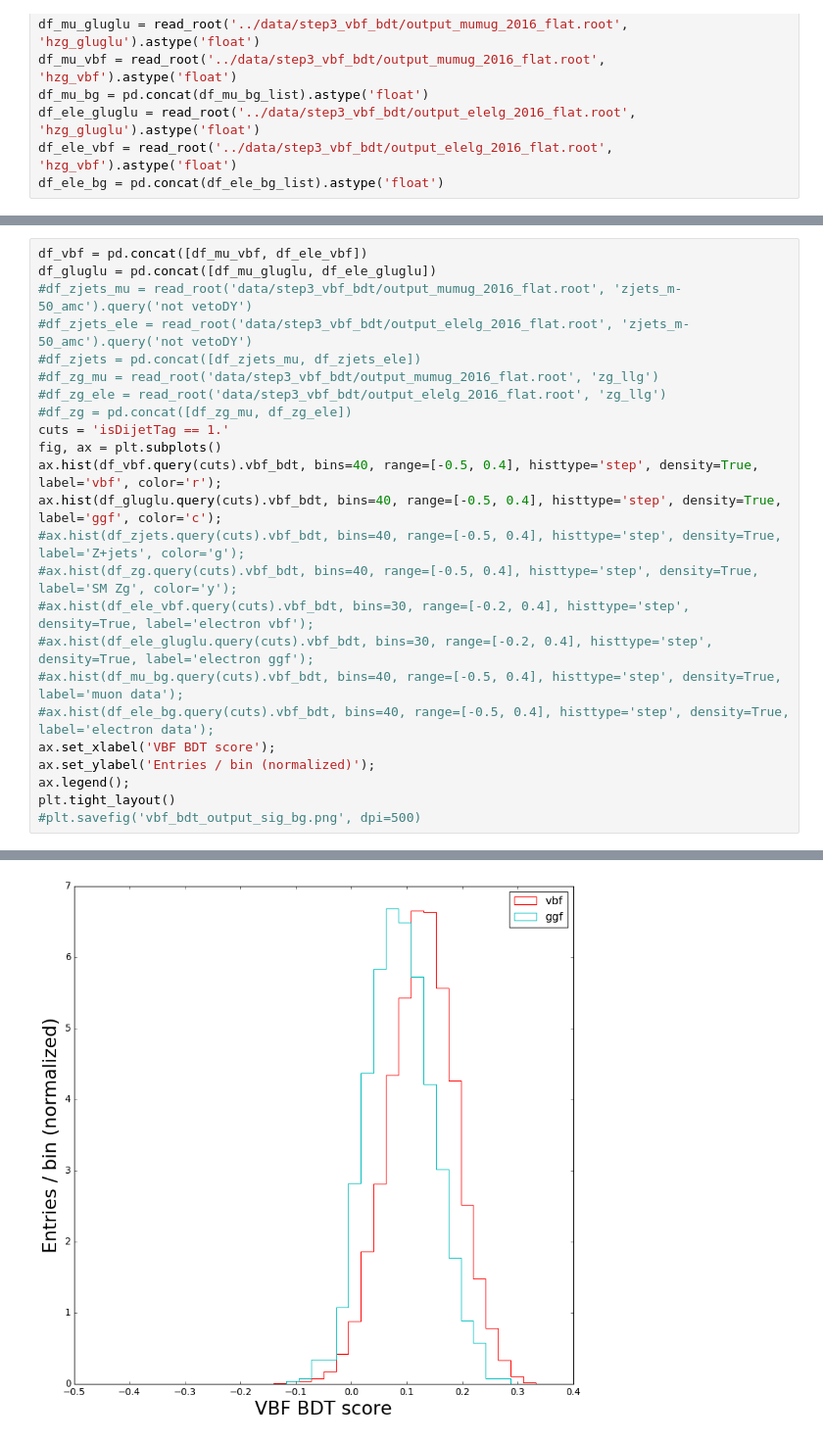
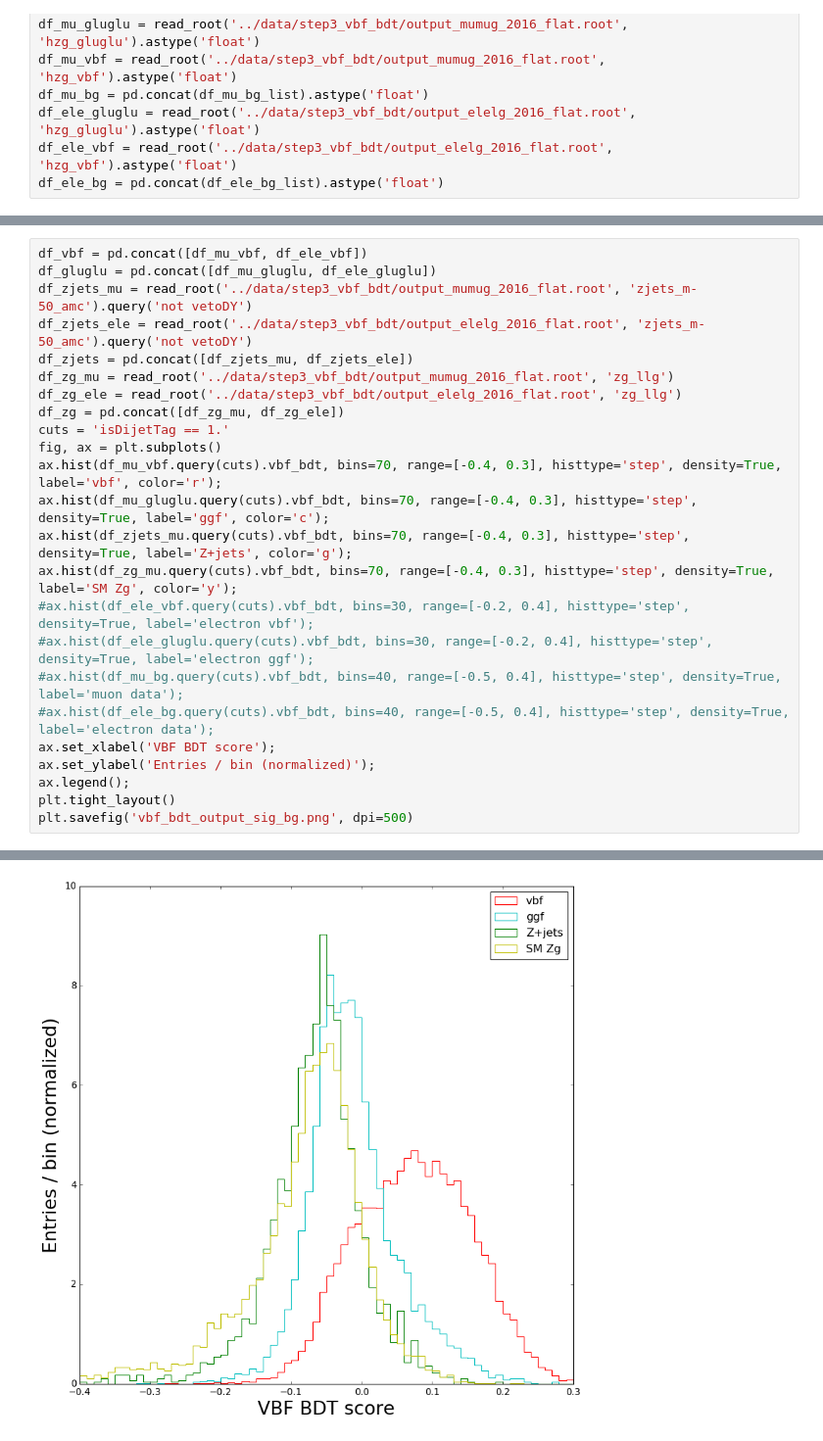
Before and after one commit to jbueghly/hzg_analysis, a Jupyter notebook: notebooks/plot_bdt_outputs.ipynb, the cells around one changed output, grey strips where cells are left out. Shown at 98% size. Cells and saved outputs as stored; diff of their text form.

```diff
--- a/notebooks/plot_bdt_outputs.ipynb
+++ b/notebooks/plot_bdt_outputs.ipynb
@@ -55,18 +50,18 @@ NameError: name 'df_mu_sig' is not defined
 # %%
 df_vbf = pd.concat([df_mu_vbf, df_ele_vbf])
 df_gluglu = pd.concat([df_mu_gluglu, df_ele_gluglu])
-#df_zjets_mu = read_root('data/step3_vbf_bdt/output_mumug_2016_flat.root', 'zjets_m-50_amc').query('not vetoDY')
-#df_zjets_ele = read_root('data/step3_vbf_bdt/output_elelg_2016_flat.root', 'zjets_m-50_amc').query('not vetoDY')
-#df_zjets = pd.concat([df_zjets_mu, df_zjets_ele])
-#df_zg_mu = read_root('data/step3_vbf_bdt/output_mumug_2016_flat.root', 'zg_llg')
-#df_zg_ele = read_root('data/step3_vbf_bdt/output_elelg_2016_flat.root', 'zg_llg')
-#df_zg = pd.concat([df_zg_mu, df_zg_ele])
+df_zjets_mu = read_root('../data/step3_vbf_bdt/output_mumug_2016_flat.root', 'zjets_m-50_amc').query('not vetoDY')
+df_zjets_ele = read_root('../data/step3_vbf_bdt/output_elelg_2016_flat.root', 'zjets_m-50_amc').query('not vetoDY')
+df_zjets = pd.concat([df_zjets_mu, df_zjets_ele])
+df_zg_mu = read_root('../data/step3_vbf_bdt/output_mumug_2016_flat.root', 'zg_llg')
+df_zg_ele = read_root('../data/step3_vbf_bdt/output_elelg_2016_flat.root', 'zg_llg')
+df_zg = pd.concat([df_zg_mu, df_zg_ele])
 cuts = 'isDijetTag == 1.'
 fig, ax = plt.subplots()
-ax.hist(df_vbf.query(cuts).vbf_bdt, bins=40, range=[-0.5, 0.4], histtype='step', density=True, label='vbf', color='r');
-ax.hist(df_gluglu.query(cuts).vbf_bdt, bins=40, range=[-0.5, 0.4], histtype='step', density=True, label='ggf', color='c');
-#ax.hist(df_zjets.query(cuts).vbf_bdt, bins=40, range=[-0.5, 0.4], histtype='step', density=True, label='Z+jets', color='g');
-#ax.hist(df_zg.query(cuts).vbf_bdt, bins=40, range=[-0.5, 0.4], histtype='step', density=True, label='SM Zg', color='y');
+ax.hist(df_mu_vbf.query(cuts).vbf_bdt, bins=70, range=[-0.4, 0.3], histtype='step', density=True, label='vbf', color='r');
+ax.hist(df_mu_gluglu.query(cuts).vbf_bdt, bins=70, range=[-0.4, 0.3], histtype='step', density=True, label='ggf', color='c');
+ax.hist(df_zjets_mu.query(cuts).vbf_bdt, bins=70, range=[-0.4, 0.3], histtype='step', density=True, label='Z+jets', color='g');
+ax.hist(df_zg_mu.query(cuts).vbf_bdt, bins=70, range=[-0.4, 0.3], histtype='step', density=True, label='SM Zg', color='y');
 #ax.hist(df_ele_vbf.query(cuts).vbf_bdt, bins=30, range=[-0.2, 0.4], histtype='step', density=True, label='electron vbf');
 #ax.hist(df_ele_gluglu.query(cuts).vbf_bdt, bins=30, range=[-0.2, 0.4], histtype='step', density=True, label='electron ggf');
 #ax.hist(df_mu_bg.query(cuts).vbf_bdt, bins=40, range=[-0.5, 0.4], histtype='step', density=True, label='muon data');
@@ -75,5 +70,5 @@ ax.set_xlabel('VBF BDT score');
 ax.set_ylabel('Entries / bin (normalized)');
 ax.legend();
 plt.tight_layout()
-#plt.savefig('vbf_bdt_output_sig_bg.png', dpi=500)
+plt.savefig('vbf_bdt_output_sig_bg.png', dpi=500)
 # %% [output]
@@ -80,3 +92,3 @@ plt.tight_layout()
-[figure, old version]
+[figure, new version]
 # %%
 df_vbf.isDijetTag
```
Also changed, not shown: parts of 5 cells of this notebook, 21 other files.
